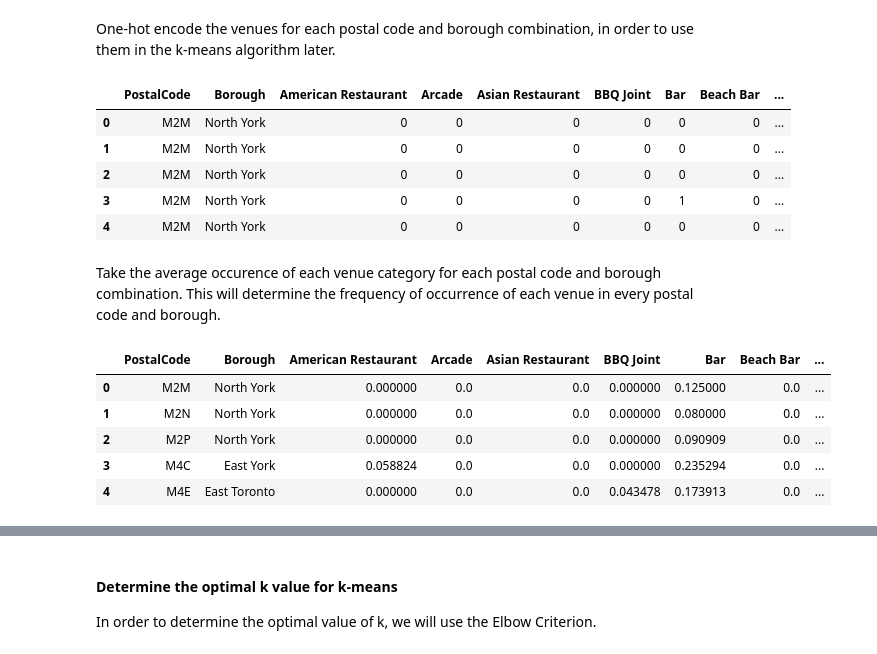
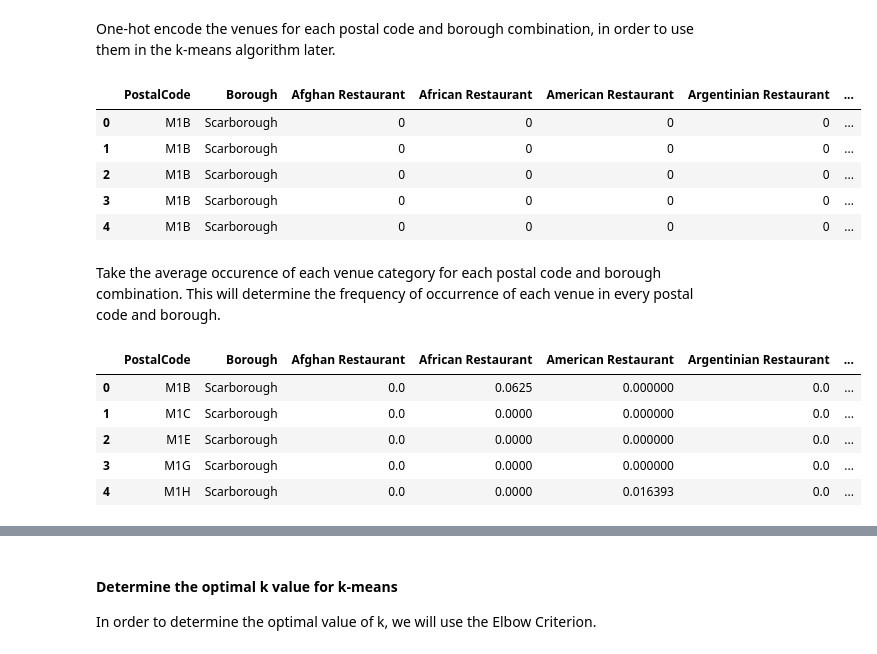
Before and after one commit to FuegoDiego/Coursera_Capstone, a Jupyter notebook: Segmenting and Clustering Neighborhoods in Toronto.ipynb, the cells around one changed output, grey strips where cells are left out. Drawn from its saved outputs; the diff is of its cells as text; code cells hidden in the pictures.

```diff
--- a/Segmenting and Clustering Neighborhoods in Toronto.ipynb
+++ b/Segmenting and Clustering Neighborhoods in Toronto.ipynb
@@ -238,7 +238,7 @@ toronto_venues = GetVenues(toronto_df['PostalCode'],
                            toronto_df['Borough'],
                            toronto_df['Latitude'],
                            toronto_df['Longitude'],
-                           section='drinks')  # section: filter by venues that provide drinks
+                           section='food')  # section: filter venues
 toronto_venues.head()
 # %% [output]
 |  | PostalCode | Borough | Postal Code Latitude | Postal Code Longitude | Venue | Venue Latitude | ... |
@@ -295,27 +272,27 @@ Name: PostalCode, dtype: int64
 # %% [markdown]
 One-hot encode the venues for each postal code and borough combination, in order to use them in the k-means algorithm later.
 # %%
-toronto_onehot = pd.get_dummies(toronto_venues_filtered[['PostalCode', 'Borough', 'Venue Category']], prefix="", prefix_sep="", columns=['Venue Category'])
+toronto_onehot = pd.get_dummies(toronto_venues[['PostalCode', 'Borough', 'Venue Category']], prefix="", prefix_sep="", columns=['Venue Category'])
 toronto_onehot.head()
 # %% [output]
-|  | PostalCode | Borough | American Restaurant | Arcade | Asian Restaurant | BBQ Joint | Bar | Beach Bar | ... |
-| 0 | M2M | North York | 0 | 0 | 0 | 0 | 0 | 0 | ... |
-| 1 | M2M | North York | 0 | 0 | 0 | 0 | 0 | 0 | ... |
-| 2 | M2M | North York | 0 | 0 | 0 | 0 | 0 | 0 | ... |
-| 3 | M2M | North York | 0 | 0 | 0 | 0 | 1 | 0 | ... |
-| 4 | M2M | North York | 0 | 0 | 0 | 0 | 0 | 0 | ... |
+|  | PostalCode | Borough | Afghan Restaurant | African Restaurant | American Restaurant | Argentinian Restaurant | ... |
+| 0 | M1B | Scarborough | 0 | 0 | 0 | 0 | ... |
+| 1 | M1B | Scarborough | 0 | 0 | 0 | 0 | ... |
+| 2 | M1B | Scarborough | 0 | 0 | 0 | 0 | ... |
+| 3 | M1B | Scarborough | 0 | 0 | 0 | 0 | ... |
+| 4 | M1B | Scarborough | 0 | 0 | 0 | 0 | ... |
 # %% [markdown]
 Take the average occurence of each venue category for each postal code and borough combination. This will determine the frequency of occurrence of each venue in every postal code and borough.
 # %%
 toronto_grouped = toronto_onehot.groupby(['PostalCode', 'Borough']).mean().reset_index()
 toronto_grouped.head()
 # %% [output]
-|  | PostalCode | Borough | American Restaurant | Arcade | Asian Restaurant | BBQ Joint | Bar | Beach Bar | ... |
-| 0 | M2M | North York | 0.000000 | 0.0 | 0.0 | 0.000000 | 0.125000 | 0.0 | ... |
-| 1 | M2N | North York | 0.000000 | 0.0 | 0.0 | 0.000000 | 0.080000 | 0.0 | ... |
-| 2 | M2P | North York | 0.000000 | 0.0 | 0.0 | 0.000000 | 0.090909 | 0.0 | ... |
-| 3 | M4C | East York | 0.058824 | 0.0 | 0.0 | 0.000000 | 0.235294 | 0.0 | ... |
-| 4 | M4E | East Toronto | 0.000000 | 0.0 | 0.0 | 0.043478 | 0.173913 | 0.0 | ... |
+|  | PostalCode | Borough | Afghan Restaurant | African Restaurant | American Restaurant | Argentinian Restaurant | ... |
+| 0 | M1B | Scarborough | 0.0 | 0.0625 | 0.000000 | 0.0 | ... |
+| 1 | M1C | Scarborough | 0.0 | 0.0000 | 0.000000 | 0.0 | ... |
+| 2 | M1E | Scarborough | 0.0 | 0.0000 | 0.000000 | 0.0 | ... |
+| 3 | M1G | Scarborough | 0.0 | 0.0000 | 0.000000 | 0.0 | ... |
+| 4 | M1H | Scarborough | 0.0 | 0.0000 | 0.016393 | 0.0 | ... |
 # %%
 toronto_grouped.shape
 # %% [output]
```
Also changed, not shown: parts of 32 cells of this notebook.
